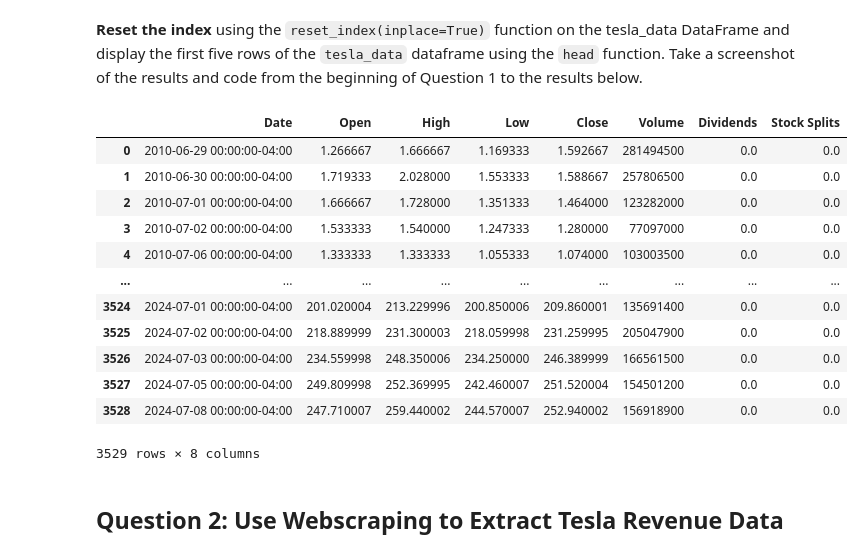
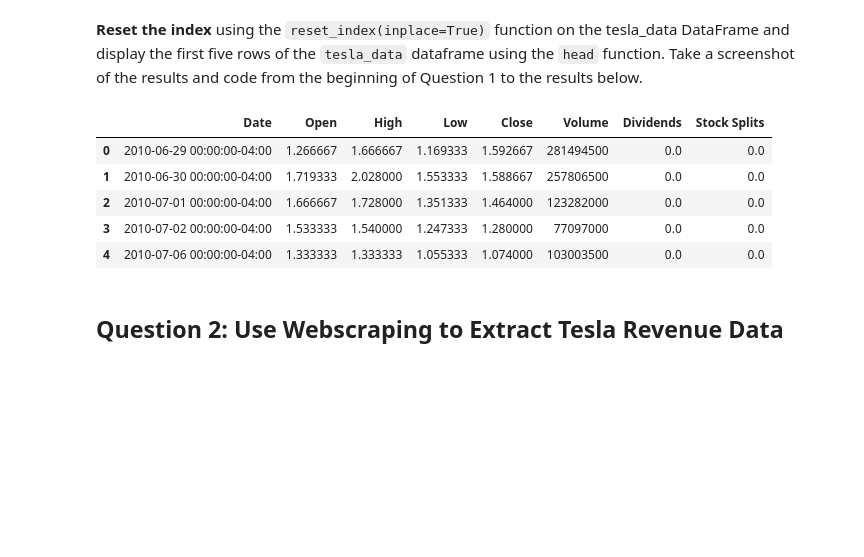
Before and after one commit to havalchinmay/Python-Project-for-Data-Science, a Jupyter notebook: Final Assignment.ipynb, the cells around one changed output. Saved outputs shown, nothing was run; the diff lists cells and outputs as text; code cells hidden in the pictures; blank space fills up the shorter version.

```diff
--- a/Final Assignment.ipynb
+++ b/Final Assignment.ipynb
@@ -114,21 +104,14 @@ tesla_data.head(5)
 **Reset the index** using the `reset_index(inplace=True)` function on the tesla_data DataFrame and display the first five rows of the `tesla_data` dataframe using the `head` function. Take a screenshot of the results and code from the beginning of Question 1 to the results below.
 # %%
 tesla_data.reset_index(inplace=True)
-tesla_data
+tesla_data.head(5)
 # %% [output]
 |  | Date | Open | High | Low | Close | Volume | Dividends | Stock Splits |
 | 0 | 2010-06-29 00:00:00-04:00 | 1.266667 | 1.666667 | 1.169333 | 1.592667 | 281494500 | 0.0 | 0.0 |
 | 1 | 2010-06-30 00:00:00-04:00 | 1.719333 | 2.028000 | 1.553333 | 1.588667 | 257806500 | 0.0 | 0.0 |
 | 2 | 2010-07-01 00:00:00-04:00 | 1.666667 | 1.728000 | 1.351333 | 1.464000 | 123282000 | 0.0 | 0.0 |
 | 3 | 2010-07-02 00:00:00-04:00 | 1.533333 | 1.540000 | 1.247333 | 1.280000 | 77097000 | 0.0 | 0.0 |
 | 4 | 2010-07-06 00:00:00-04:00 | 1.333333 | 1.333333 | 1.055333 | 1.074000 | 103003500 | 0.0 | 0.0 |
-| ... | ... | ... | ... | ... | ... | ... | ... | ... |
-| 3524 | 2024-07-01 00:00:00-04:00 | 201.020004 | 213.229996 | 200.850006 | 209.860001 | 135691400 | 0.0 | 0.0 |
-| 3525 | 2024-07-02 00:00:00-04:00 | 218.889999 | 231.300003 | 218.059998 | 231.259995 | 205047900 | 0.0 | 0.0 |
-| 3526 | 2024-07-03 00:00:00-04:00 | 234.559998 | 248.350006 | 234.250000 | 246.389999 | 166561500 | 0.0 | 0.0 |
-| 3527 | 2024-07-05 00:00:00-04:00 | 249.809998 | 252.369995 | 242.460007 | 251.520004 | 154501200 | 0.0 | 0.0 |
-| 3528 | 2024-07-08 00:00:00-04:00 | 247.710007 | 259.440002 | 244.570007 | 252.940002 | 156918900 | 0.0 | 0.0 |
-3529 rows × 8 columns
 # %% [markdown]
 ## Question 2: Use Webscraping to Extract Tesla Revenue Data
 # %% [markdown]
```
Also changed, not shown: parts of 4 cells of this notebook.
